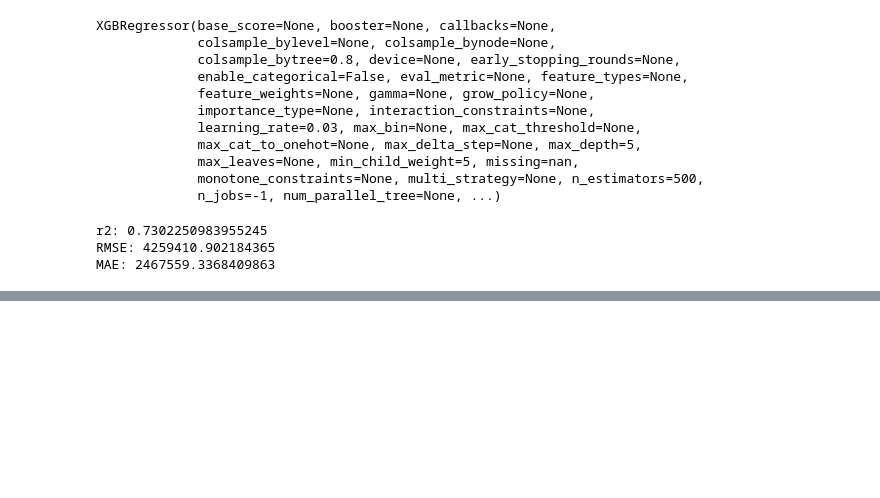
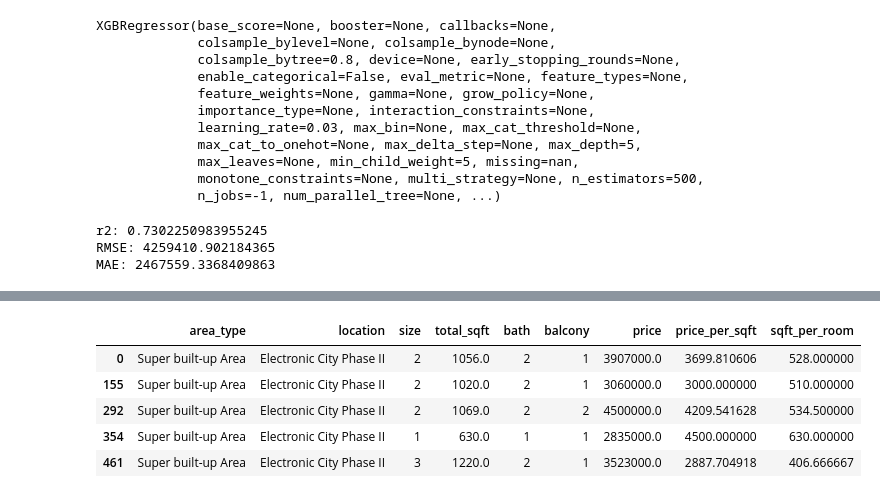
Before and after one commit to Rounak-T/House-Price-Prediction-System, a Jupyter notebook: bangalore_house_price.ipynb, the cells around one changed output, grey strips where cells are left out. Cells and saved outputs as stored; diff of their text form; code cells hidden in the pictures; blank space fills up the shorter version.

```diff
--- a/bangalore_house_price.ipynb
+++ b/bangalore_house_price.ipynb
@@ -663,6 +663,7 @@ sns.heatmap(df[cols].corr(), annot= True)
 <Axes: >
 [figure]
 # %%
+df2= df.copy()
 df= pd.get_dummies(data= df, columns= ['area_type', 'location'], drop_first= True, dtype= int)
 # %%
 df.shape
@@ -947,0 +857,11 @@ Best Score: 0.7176383716956594
+# %%
+df2['sqft_per_room']= df2['total_sqft']/df2['size']
+# %%
+df2.head()
+# %% [output]
+|  | area_type | location | size | total_sqft | bath | balcony | price | price_per_sqft | sqft_per_room |
+| 0 | Super built-up Area | Electronic City Phase II | 2 | 1056.0 | 2 | 1 | 3907000.0 | 3699.810606 | 528.000000 |
+| 155 | Super built-up Area | Electronic City Phase II | 2 | 1020.0 | 2 | 1 | 3060000.0 | 3000.000000 | 510.000000 |
+| 292 | Super built-up Area | Electronic City Phase II | 2 | 1069.0 | 2 | 2 | 4500000.0 | 4209.541628 | 534.500000 |
+| 354 | Super built-up Area | Electronic City Phase II | 1 | 630.0 | 1 | 1 | 2835000.0 | 4500.000000 | 630.000000 |
+| 461 | Super built-up Area | Electronic City Phase II | 3 | 1220.0 | 2 | 1 | 3523000.0 | 2887.704918 | 406.666667 |
```
Also changed, not shown: parts of 40 cells of this notebook, 1 other file.
